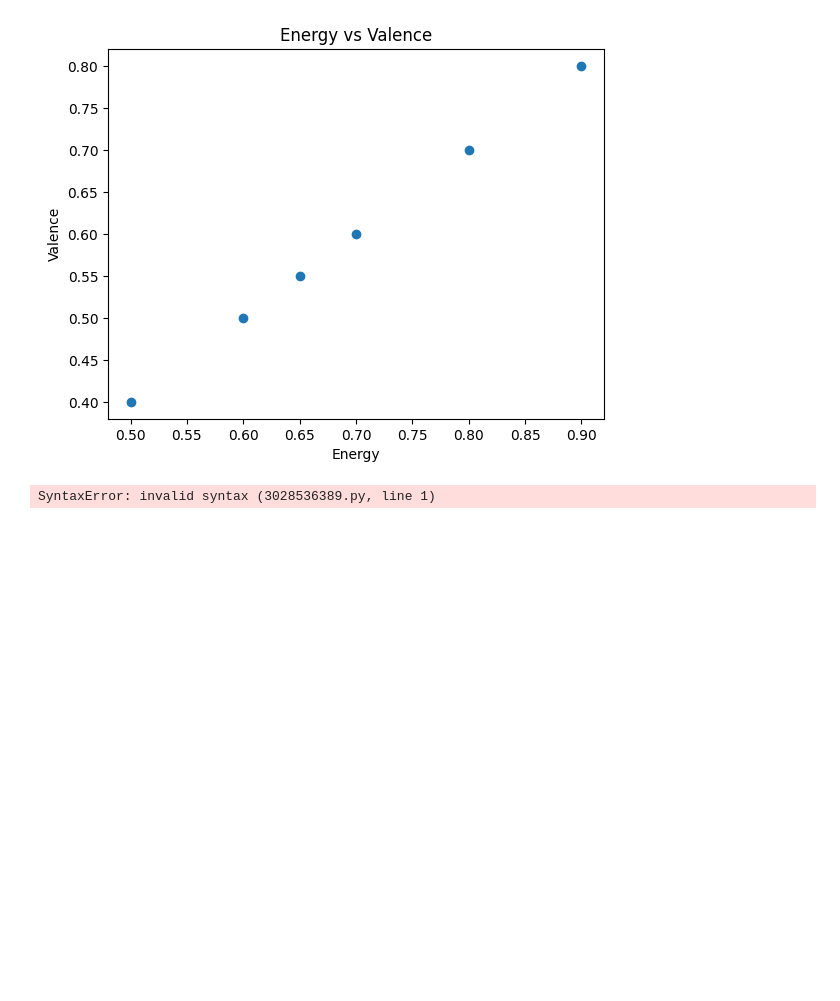
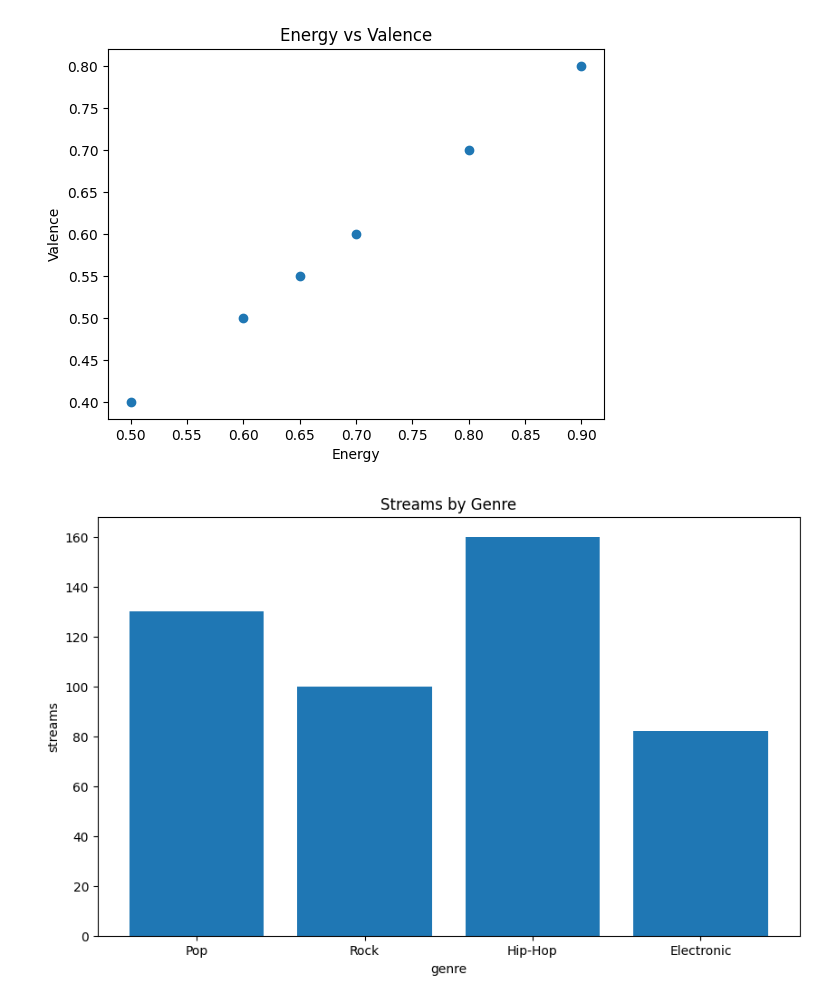
Before and after one commit to BugBananaLiver/Pandas_Practice, a Jupyter notebook: module2week2.ipynb, the cells around one changed output. Cells and saved outputs as stored; diff of their text form; code cells hidden in the pictures; blank space fills up the shorter version.

Commit message:
complete week 2 marimo

```diff
--- a/module2week2.ipynb
+++ b/module2week2.ipynb
@@ -61,6 +61,46 @@ plt.title("Energy vs Valence")
 Text(0.5, 1.0, 'Energy vs Valence')
 [figure]
 # %%
-marimo run m2w1_marimo.py
+import pandas as pd
+import matplotlib.pyplot as plt
+
+data = {
+"genre": [
+    "Pop","Rock","Hip-Hop","Electronic","Pop","Rock","Hip-Hop","Electronic",
+    "Pop","Rock","Hip-Hop","Electronic","Pop","Rock","Hip-Hop","Electronic",
+    "Pop","Rock","Hip-Hop","Electronic"
+],
+"streams": [
+    120,90,150,70,130,95,140,80,
+    110,85,155,75,125,100,145,78,
+    118,92,160,82
+],
+"likes": [
+    30,20,50,15,35,22,48,18,
+    28,19,55,16,32,25,47,17,
+    29,21,60,19
+],
+"shares": [
+    10,8,20,5,12,9,18,6,
+    9,7,22,5,11,10,19,6,
+    10,8,25,7
+],
+"year": [
+    2020,2020,2020,2020,2021,2021,2021,2021,
+    2022,2022,2022,2022,2023,2023,2023,2023,
+    2024,2024,2024,2024
+]
+}
+
+df = pd.DataFrame(data)
-# %% [output]
-SyntaxError: invalid syntax (3028536389.py, line 1)
+# %%
+plt.figure(figsize=(10,6))
+plt.bar(df['genre'],df['streams'])
+
+plt.xlabel('genre')
+plt.ylabel('streams')
+plt.title('Streams by Genre')
+
+plt.show()
+# %% [output]
+[figure, added]
```
Also changed, not shown: parts of 2 cells of this notebook.
